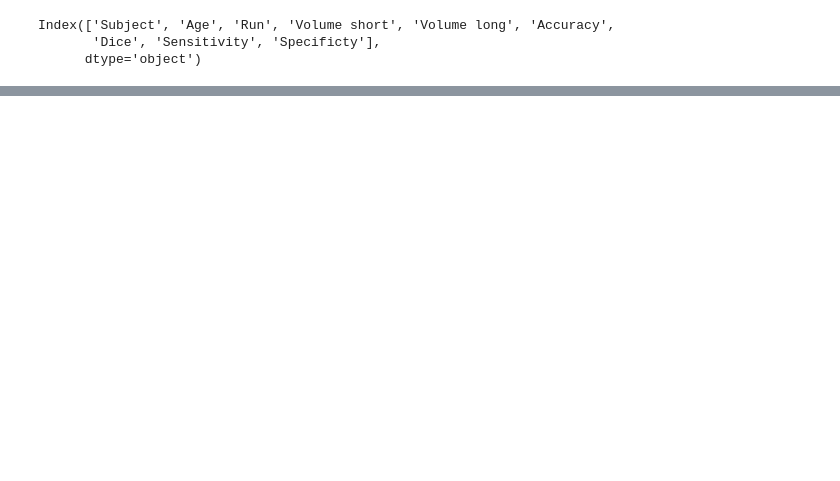
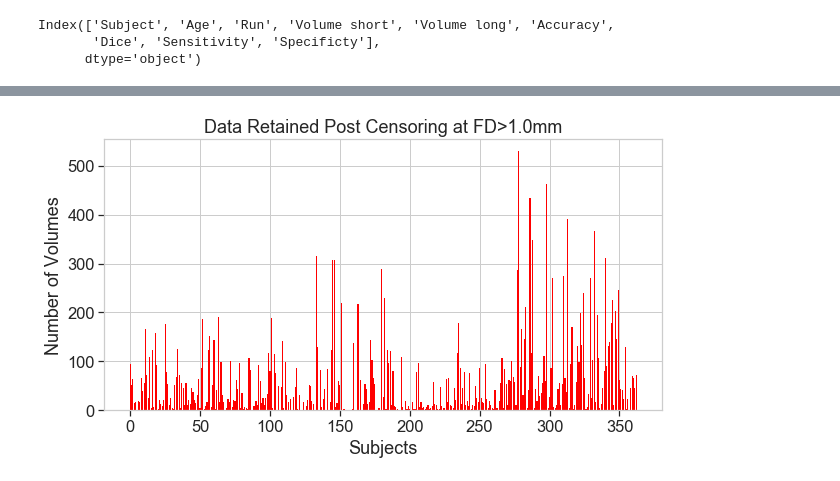
Before and after one commit to saigerutherford/fetal-code, a Jupyter notebook: figures/MakeFigures.ipynb, the cells around one changed output, grey strips where cells are left out. Cells and saved outputs as stored; diff of their text form; code cells hidden in the pictures; blank space fills up the shorter version.

```diff
--- a/figures/MakeFigures.ipynb
+++ b/figures/MakeFigures.ipynb
@@ -232,0 +232,14 @@ all_dice_plot= sns.jointplot(x=yale_dice["Age"], y=yale_dice["Dice"], kind="reg"
+# %%
+plt.figure(figsize=(10,5))
+A = motionFD1['Frame Count']
+B = motionFD1['VolumesPostCensor']
+X = range(363)
+
+#plt.bar(X, A, color = 'b')
+plt.bar(X, B, color = 'r')
+plt.xlabel('Subjects')
+plt.ylabel('Number of Volumes')
+plt.title('Data Retained Post Censoring at FD>1.0mm')
+plt.show()
+# %% [output]
+[figure, added]
```
Also changed, not shown: parts of 39 cells of this notebook, 23 other files.
